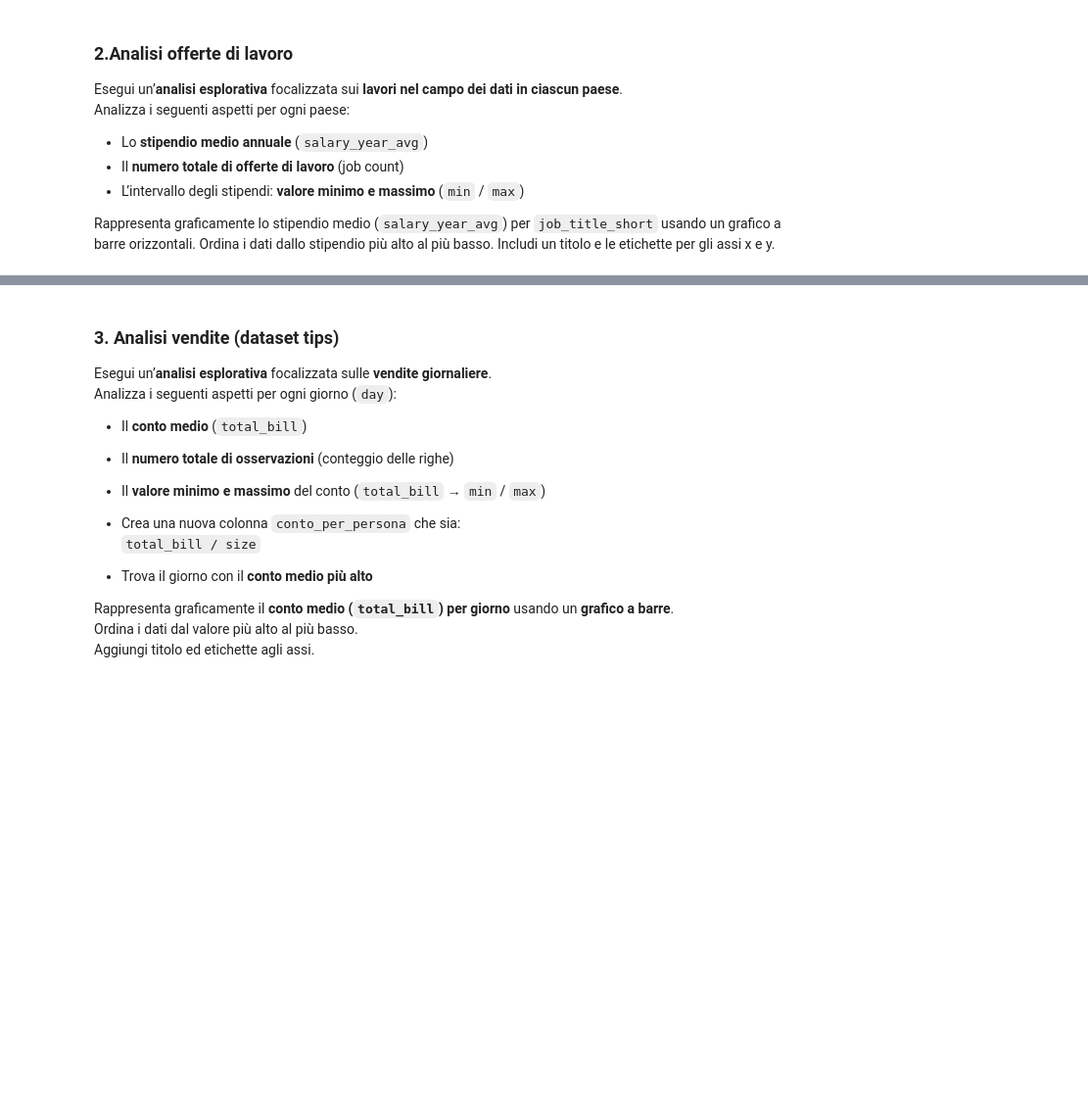
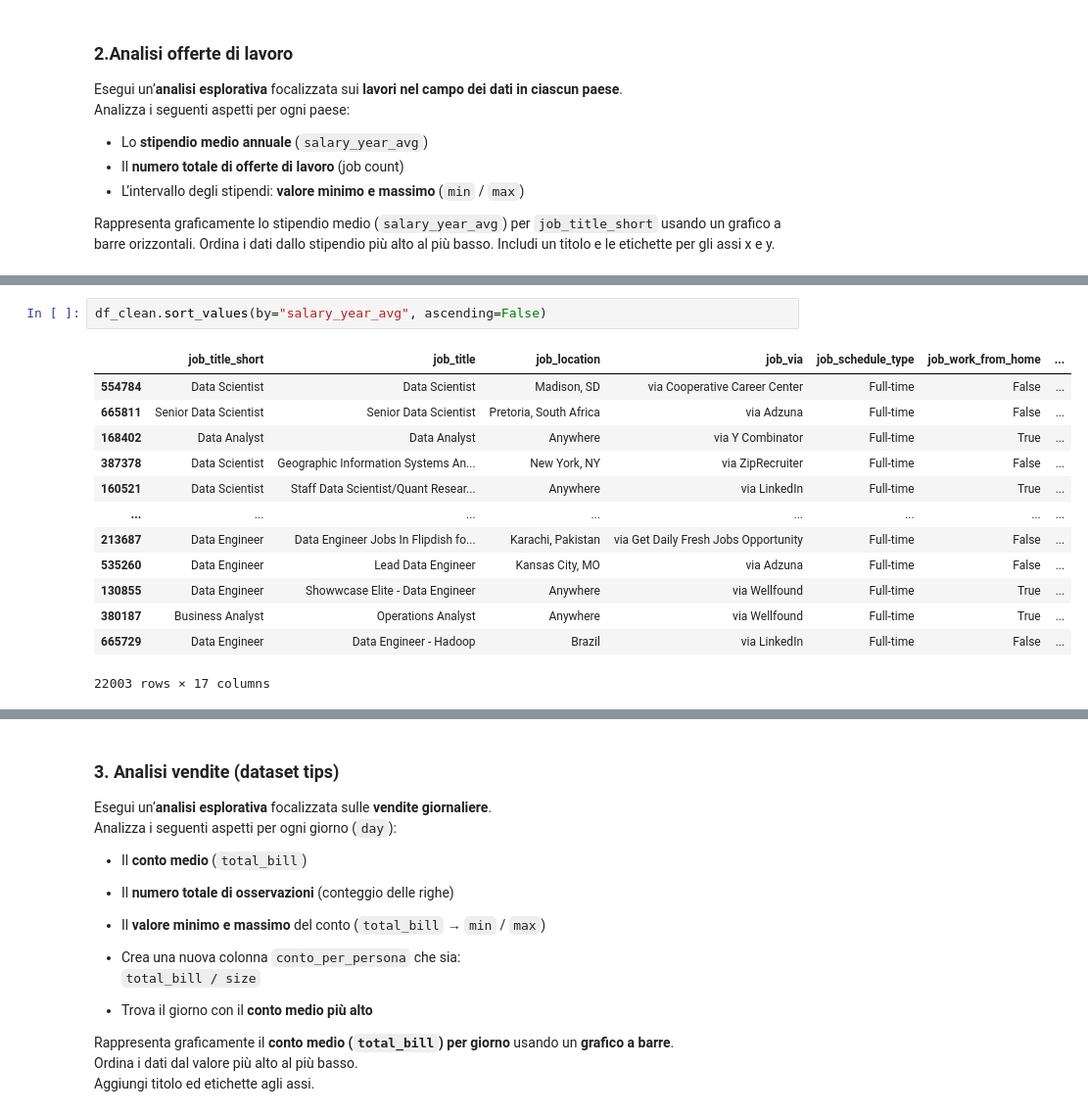
Before and after one commit to Neetre/intro_lab_2026, a Jupyter notebook: lez3/es.ipynb, the cells around one changed output, grey strips where cells are left out. Shown at 98% size. Saved outputs shown, nothing was run; the diff lists cells and outputs as text; blank space fills up the shorter version.

```diff
--- a/lez3/es.ipynb
+++ b/lez3/es.ipynb
@@ -109,0 +192,16 @@ Warning: You are sending unauthenticated requests to the HF Hub. Please set a HF
+# %%
+df_clean.sort_values(by="salary_year_avg", ascending=False)
+# %% [output]
+|  | job_title_short | job_title | job_location | job_via | job_schedule_type | job_work_from_home | ... |
+| 554784 | Data Scientist | Data Scientist | Madison, SD | via Cooperative Career Center | Full-time | False | ... |
+| 665811 | Senior Data Scientist | Senior Data Scientist | Pretoria, South Africa | via Adzuna | Full-time | False | ... |
+| 168402 | Data Analyst | Data Analyst | Anywhere | via Y Combinator | Full-time | True | ... |
+| 387378 | Data Scientist | Geographic Information Systems An... | New York, NY | via ZipRecruiter | Full-time | False | ... |
+| 160521 | Data Scientist | Staff Data Scientist/Quant Resear... | Anywhere | via LinkedIn | Full-time | True | ... |
+| ... | ... | ... | ... | ... | ... | ... | ... |
+| 213687 | Data Engineer | Data Engineer Jobs In Flipdish fo... | Karachi, Pakistan | via Get Daily Fresh Jobs Opportunity | Full-time | False | ... |
+| 535260 | Data Engineer | Lead Data Engineer | Kansas City, MO | via Adzuna | Full-time | False | ... |
+| 130855 | Data Engineer | Showwcase Elite - Data Engineer | Anywhere | via Wellfound | Full-time | True | ... |
+| 380187 | Business Analyst | Operations Analyst | Anywhere | via Wellfound | Full-time | True | ... |
+| 665729 | Data Engineer | Data Engineer - Hadoop | Brazil | via LinkedIn | Full-time | False | ... |
+22003 rows × 17 columns
```
Also changed, not shown: parts of 17 cells of this notebook, 2 other files.
